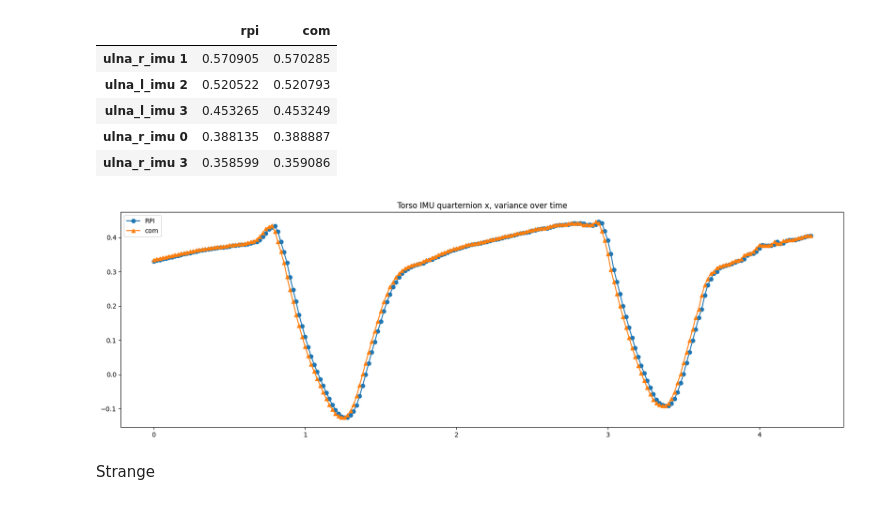
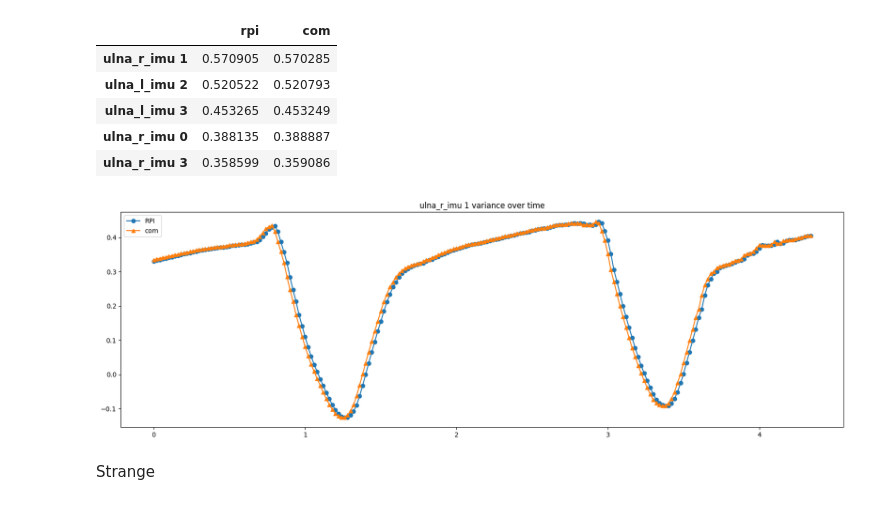
Before and after one commit to flamerten/UpperBody-Visualisation, a Jupyter notebook: ProcessData/Compare_Data.ipynb, the cells around one changed output. Drawn from its saved outputs; the diff is of its cells as text; code cells hidden in the pictures.

```diff
--- a/ProcessData/Compare_Data.ipynb
+++ b/ProcessData/Compare_Data.ipynb
@@ -187,19 +187,19 @@ quat_range.sort_values(by=['com'],ascending=False).head()
 # %%
 
 y_variable = "ulna_r_imu 1"
 
 x = rpi_numer['time']
 y_values = [y_variable]
 plt.figure(figsize=(20,6))
 
 for value in y_values:
     plt.plot(x,rpi_numer[value],label = 'RPI',marker= "o")
     plt.plot(x,com_numer[value],label = 'com',marker= "^")
 
-plt.title("Torso IMU quarternion x, variance over time")
+plt.title(y_variable+" variance over time")
 plt.legend()
 plt.show()
 # %% [output]
-[figure, old version]
+[figure, new version]
 # %% [markdown]
 Strange
```
